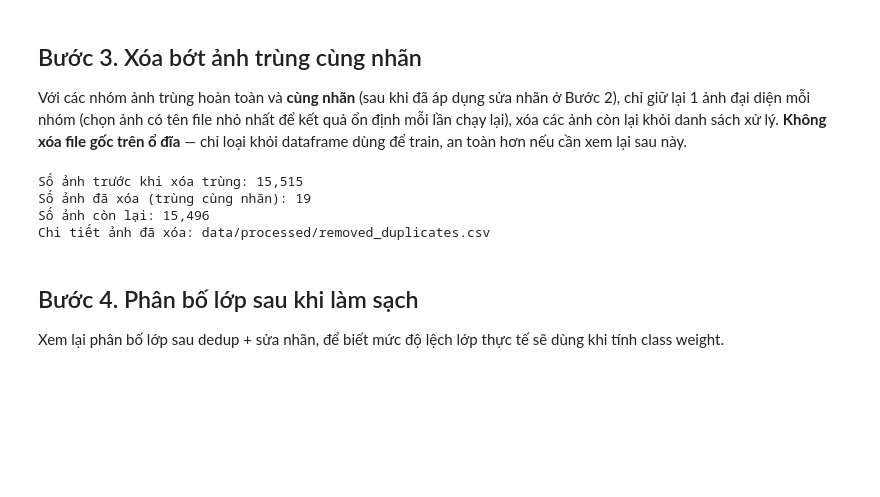
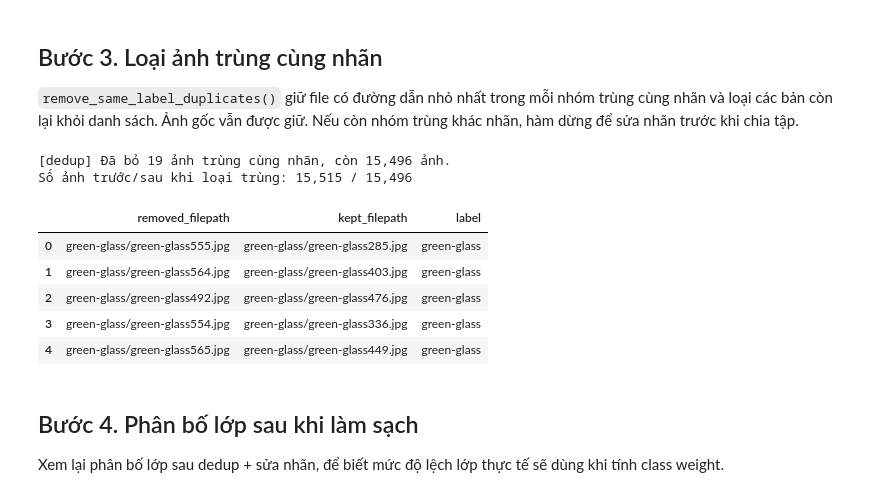
Before and after one commit to oopsvananh/deep_learning-waste_classification, a Jupyter notebook: preprocess/Preprocessing.ipynb, the cells around one changed output. Saved outputs shown, nothing was run; the diff lists cells and outputs as text; code cells hidden in the pictures; blank space fills up the shorter version.

```diff
--- a/preprocess/Preprocessing.ipynb
+++ b/preprocess/Preprocessing.ipynb
@@ -243,54 +131,23 @@ Chi tiết các nhóm khác nhãn (đối chiếu với LABEL_CORRECTIONS bên d
 # %% [markdown]
-## Bước 3. Xóa bớt ảnh trùng cùng nhãn
+## Bước 3. Loại ảnh trùng cùng nhãn
 
-Với các nhóm ảnh trùng hoàn toàn và **cùng nhãn** (sau khi đã áp dụng sửa nhãn ở Bước 2), chỉ giữ lại
-1 ảnh đại diện mỗi nhóm (chọn ảnh có tên file nhỏ nhất để kết quả ổn định mỗi lần chạy lại), xóa các ảnh còn lại
-khỏi danh sách xử lý. **Không xóa file gốc trên ổ đĩa** — chỉ loại khỏi dataframe dùng để train, an toàn hơn nếu
-cần xem lại sau này.
+`remove_same_label_duplicates()` giữ file có đường dẫn nhỏ nhất trong mỗi nhóm
+trùng cùng nhãn và loại các bản còn lại khỏi danh sách. Ảnh gốc vẫn được giữ.
+Nếu còn nhóm trùng khác nhãn, hàm dừng để sửa nhãn trước khi chia tập.
 # %%
-# Tính lại nhóm trùng dựa trên nhãn đã được cập nhật ở Bước 2
-dup_counts = df['file_hash'].value_counts()
-dup_hashes = dup_counts[dup_counts > 1].index
-
-rows_to_drop = []
-removed_log = []
-for h in dup_hashes:
-    members = df.loc[df.file_hash == h].sort_values('filepath')
-    if members['label'].nunique() > 1:
-        # Vẫn còn khác nhãn (chưa được sửa ở Bước 2) -> không tự xử lý, in cảnh báo để bạn biết
-        print(f'Cảnh báo: nhóm hash {h[:8]}... vẫn còn khác nhãn, chưa xử lý ở Bước 3:')
-        display(members[['filepath', 'label']])
-        continue
-    keep, *drop = members.index.tolist()  # giữ ảnh đầu tiên (đã sort theo filepath), xóa phần còn lại
-    rows_to_drop.extend(drop)
-    for idx in drop:
-        removed_log.append({
-            'removed_filepath': df.loc[idx, 'filepath'],
-            'kept_filepath': df.loc[keep, 'filepath'],
-            'label': df.loc[idx, 'label'],
-        })
-
-removed_df = pd.DataFrame(removed_log, columns=['removed_filepath', 'kept_filepath', 'label'])
-removed_df.to_csv(PROCESSED_DIR / 'removed_duplicates.csv', index=False, encoding='utf-8-sig')
-
 before = len(df)
-df = df.drop(index=rows_to_drop).reset_index(drop=True)
-
-assert df['file_hash'].is_unique, (
-    "Còn ảnh trùng chưa xử lý. "
-    "Hãy kiểm tra các nhóm khác nhãn ở Bước 2 trước khi chia tập."
-)
-after = len(df)
-
-print(f'Số ảnh trước khi xóa trùng: {before:,}')
-print(f'Số ảnh đã xóa (trùng cùng nhãn): {before - after}')
-print(f'Số ảnh còn lại: {after:,}')
-print(f'Chi tiết ảnh đã xóa: data/processed/removed_duplicates.csv')
+df, removed_df = remove_same_label_duplicates(df)
+print(f'Số ảnh trước/sau khi loại trùng: {before:,} / {len(df):,}')
+display(removed_df.head())
 # %% [output]
-Số ảnh trước khi xóa trùng: 15,515
-Số ảnh đã xóa (trùng cùng nhãn): 19
-Số ảnh còn lại: 15,496
-Chi tiết ảnh đã xóa: data/processed/removed_duplicates.csv
+[dedup] Đã bỏ 19 ảnh trùng cùng nhãn, còn 15,496 ảnh.
+Số ảnh trước/sau khi loại trùng: 15,515 / 15,496
+|  | removed_filepath | kept_filepath | label |
+| 0 | green-glass/green-glass555.jpg | green-glass/green-glass285.jpg | green-glass |
+| 1 | green-glass/green-glass564.jpg | green-glass/green-glass403.jpg | green-glass |
+| 2 | green-glass/green-glass492.jpg | green-glass/green-glass476.jpg | green-glass |
+| 3 | green-glass/green-glass554.jpg | green-glass/green-glass336.jpg | green-glass |
+| 4 | green-glass/green-glass565.jpg | green-glass/green-glass449.jpg | green-glass |
 # %% [markdown]
 ## Bước 4. Phân bố lớp sau khi làm sạch
 
```
Also changed, not shown: parts of 17 cells of this notebook.
